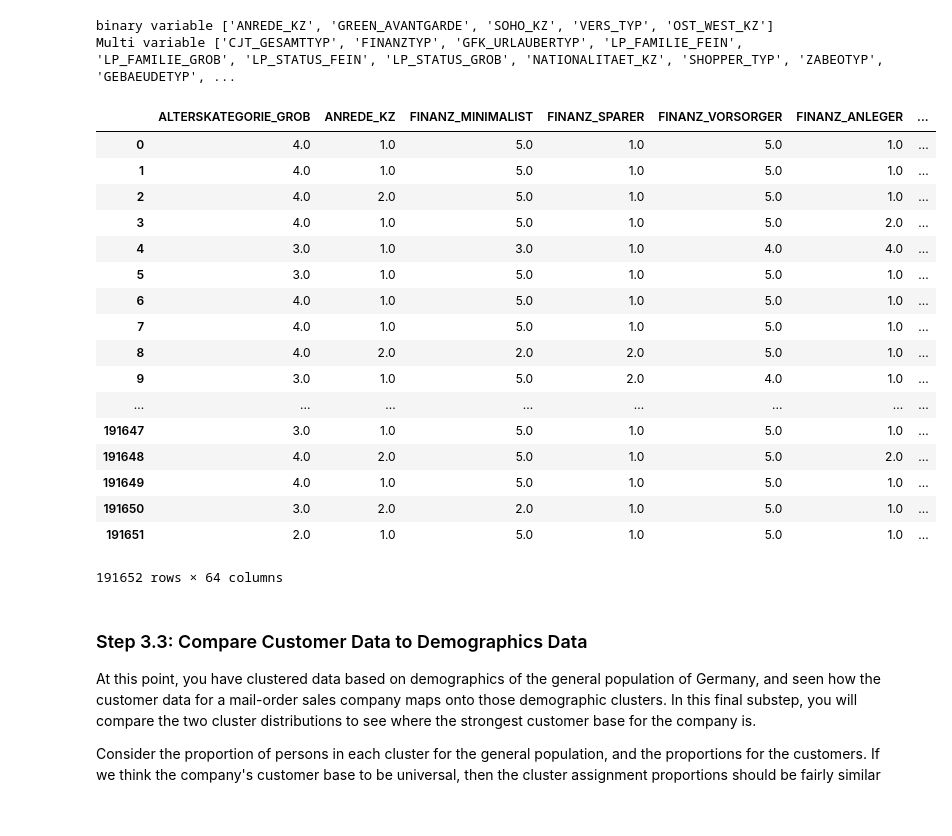
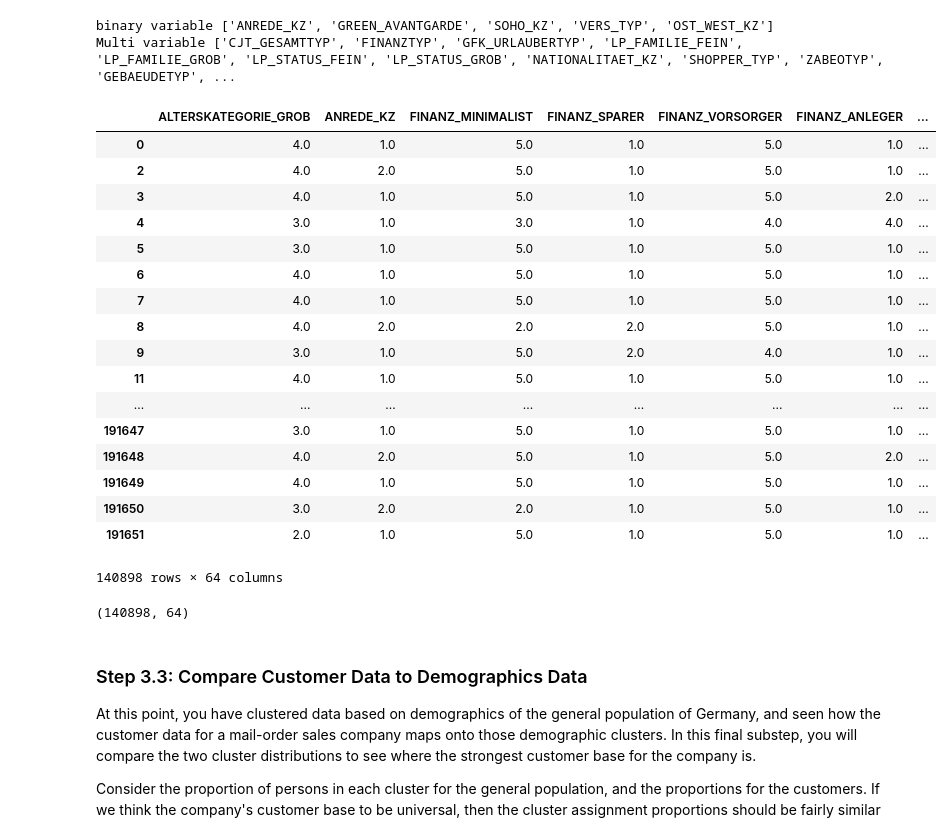
Before and after one commit to basilatawneh/Identify_Customer_Segments_Project3_Udacity, a Jupyter notebook: Identify_Customer_Segments.ipynb, the cells around one changed output. Saved outputs shown, nothing was run; the diff lists cells and outputs as text; code cells hidden in the pictures.

```diff
--- a/Identify_Customer_Segments.ipynb
+++ b/Identify_Customer_Segments.ipynb
@@ -510,6 +520,10 @@ def clean_data(df):
     FNumbers_Of_Missing_Data=df.isnull().sum()
     Fremove_feat=FNumbers_Of_Missing_Data[Numbers_Of_Missing_Data>200000]
     df=df.drop(Fremove_feat.index, axis=1)
+
+    df['Number_Of_Nan_In_Rows']=df.isnull().sum(axis=1)
+    df=df[df['Number_Of_Nan_In_Rows']<=15]
+    df=df.drop('Number_Of_Nan_In_Rows',axis=1)
 
     # select, re-encode, and engineer column values.
     feat_info_new=feat_info[feat_info['attribute'].isin(df.columns)]
@@ -846,14 +870,13 @@ binary variable ['ANREDE_KZ', 'GREEN_AVANTGARDE', 'SOHO_KZ', 'VERS_TYP', 'OST_WE
 Multi variable ['CJT_GESAMTTYP', 'FINANZTYP', 'GFK_URLAUBERTYP', 'LP_FAMILIE_FEIN', 'LP_FAMILIE_GROB', 'LP_STATUS_FEIN', 'LP_STATUS_GROB', 'NATIONALITAET_KZ', 'SHOPPER_TYP', 'ZABEOTYP', 'GEBAEUDETYP', ...
 # %%
 
-customers_imp = pd.DataFrame(missing_filling.fit_transform(customers_cleaned))
+customers_imp = pd.DataFrame(missing_filling.transform(customers_cleaned))
 customers_imp.columns = customers_cleaned.columns
 customers_imp.index = customers_cleaned.index
 customers_imp
 # %% [output]
 |  | ALTERSKATEGORIE_GROB | ANREDE_KZ | FINANZ_MINIMALIST | FINANZ_SPARER | FINANZ_VORSORGER | FINANZ_ANLEGER | ... |
 | 0 | 4.0 | 1.0 | 5.0 | 1.0 | 5.0 | 1.0 | ... |
-| 1 | 4.0 | 1.0 | 5.0 | 1.0 | 5.0 | 1.0 | ... |
 | 2 | 4.0 | 2.0 | 5.0 | 1.0 | 5.0 | 1.0 | ... |
 | 3 | 4.0 | 1.0 | 5.0 | 1.0 | 5.0 | 2.0 | ... |
 | 4 | 3.0 | 1.0 | 3.0 | 1.0 | 4.0 | 4.0 | ... |
@@ -862,13 +885,14 @@ customers_imp
 | 7 | 4.0 | 1.0 | 5.0 | 1.0 | 5.0 | 1.0 | ... |
 | 8 | 4.0 | 2.0 | 2.0 | 2.0 | 5.0 | 1.0 | ... |
 | 9 | 3.0 | 1.0 | 5.0 | 2.0 | 4.0 | 1.0 | ... |
+| 11 | 4.0 | 1.0 | 5.0 | 1.0 | 5.0 | 1.0 | ... |
 | ... | ... | ... | ... | ... | ... | ... | ... |
 | 191647 | 3.0 | 1.0 | 5.0 | 1.0 | 5.0 | 1.0 | ... |
 | 191648 | 4.0 | 2.0 | 5.0 | 1.0 | 5.0 | 2.0 | ... |
 | 191649 | 4.0 | 1.0 | 5.0 | 1.0 | 5.0 | 1.0 | ... |
 | 191650 | 3.0 | 2.0 | 2.0 | 1.0 | 5.0 | 1.0 | ... |
 | 191651 | 2.0 | 1.0 | 5.0 | 1.0 | 5.0 | 1.0 | ... |
-191652 rows × 64 columns
+140898 rows × 64 columns
 # %%
 
 customers_scale = scaler.transform(customers_imp)
@@ -879,6 +903,10 @@ customers_pca = pca_35.transform(customers_scale)
 # %%
 
 customers_labels = model.predict(customers_pca)
+# %%
+customers_cleaned.shape
+# %% [output]
+(140898, 64)
 # %% [markdown]
 ### Step 3.3: Compare Customer Data to Demographics Data
 
```
Also changed, not shown: parts of 13 cells of this notebook, 1 other file.
